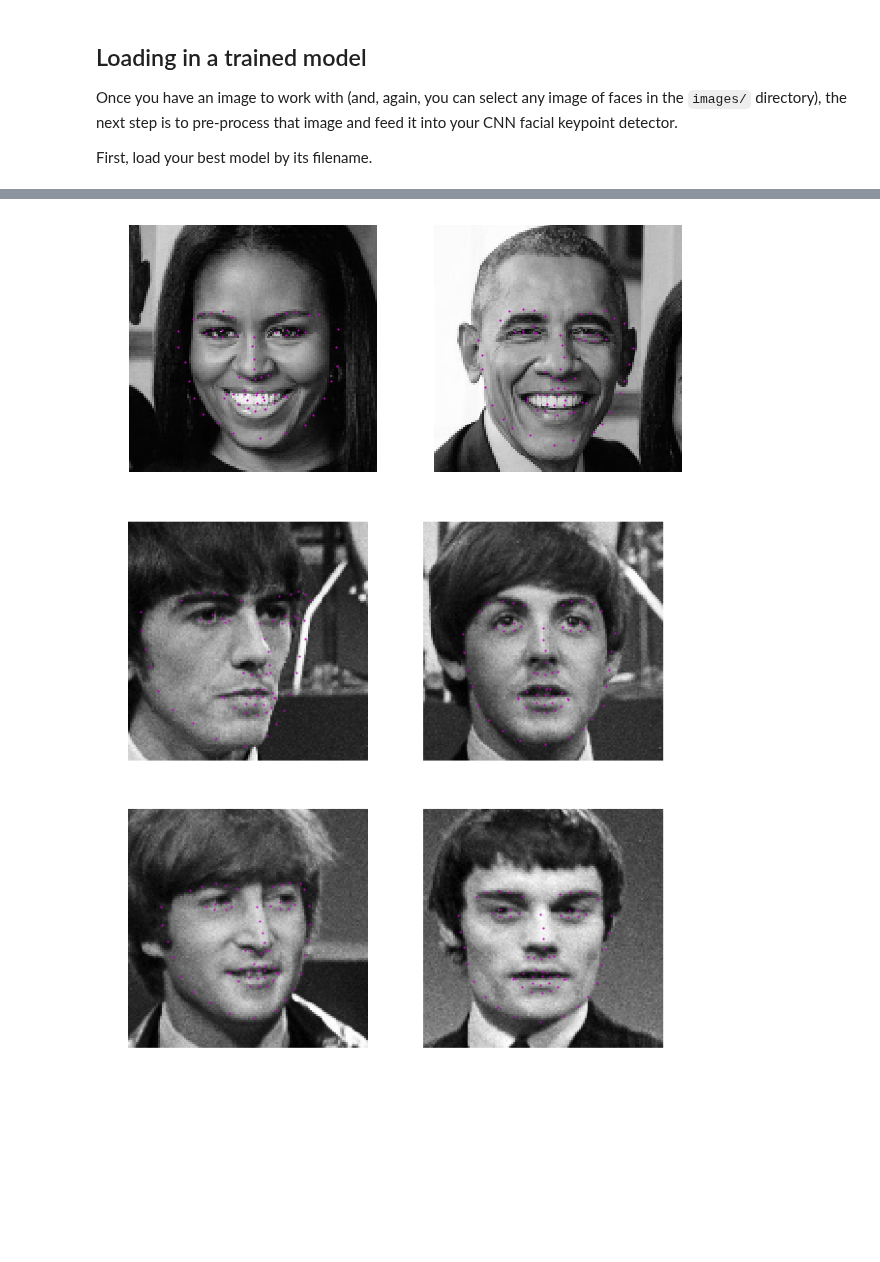
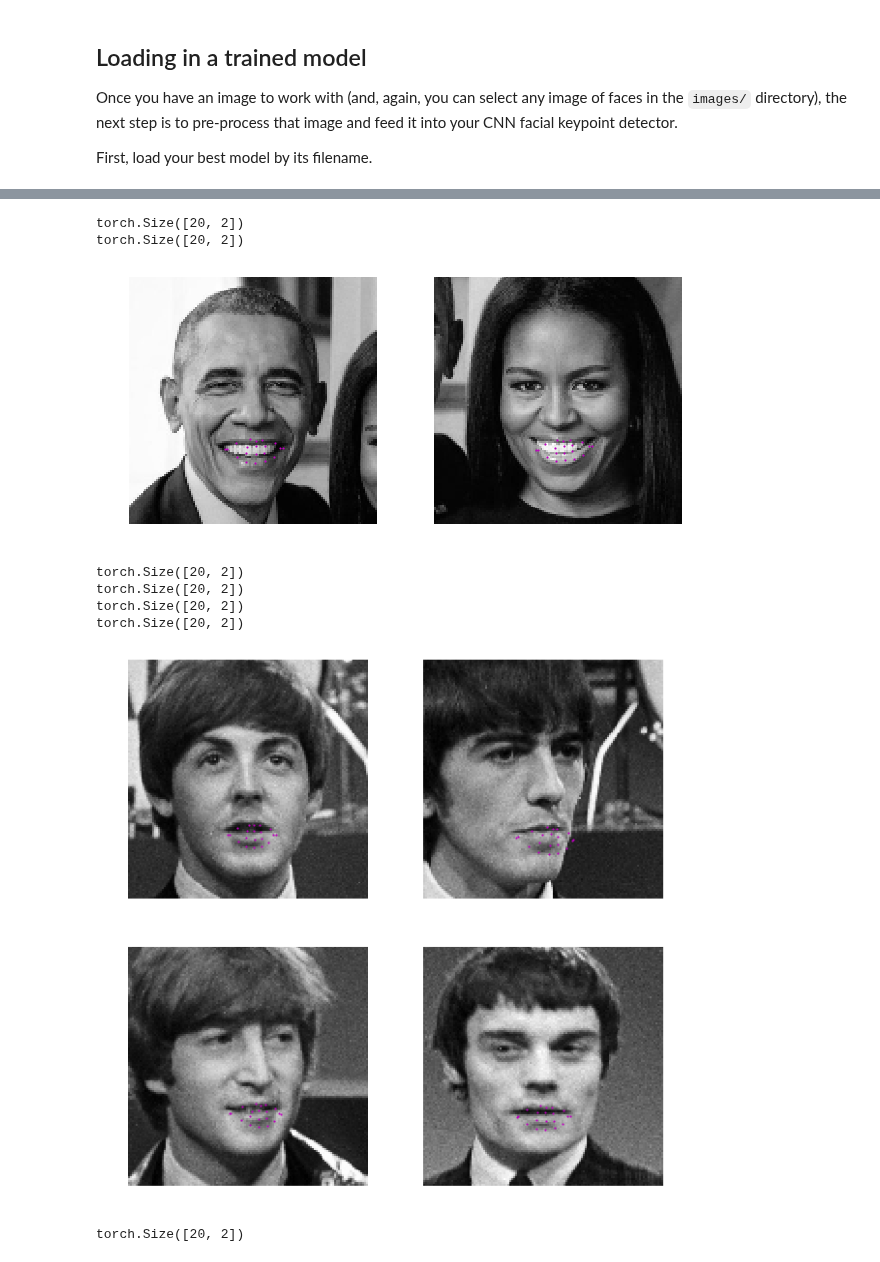
Before and after one commit to Bjarten/computer-vision-ND, a Jupyter notebook: project_1_facial_keypoints/3. Facial Keypoint Detection, Complete Pipeline.ipynb, the cells around one changed output, grey strips where cells are left out. Saved outputs shown, nothing was run; the diff lists cells and outputs as text; code cells hidden in the pictures; blank space fills up the shorter version.

Commit message:
feat: add haar cascade for mouth haarcascade_mcs_mouth.xml

```diff
--- a/project_1_facial_keypoints/3. Facial Keypoint Detection, Complete Pipeline.ipynb
+++ b/project_1_facial_keypoints/3. Facial Keypoint Detection, Complete Pipeline.ipynb
@@ -186,9 +204,28 @@ def detect_keypoints(image_nr, scale):
         ## perform a forward pass to get the predicted facial keypoints
 
         # forward pass to get net output
-        output_pts = net(roi)
+        #outline_pts = models['outline'](roi)
+        #eyebrows_pts = models['eyebrows'](roi)
+        #nose_pts = models['nose'](roi)
+        #eyes_pts = models['eyes'](roi)
+        mouth_pts = models['mouth'](roi)
+
+        # reshape to batch_size x keypoints x 2 pts
+        #outline_pts = outline_pts.view(models['outline'].fc3.fc3.out_features//2, -1)
+        #eyebrows_pts = eyebrows_pts.view(models['eyebrows'].fc3.fc3.out_features//2, -1)
+        #nose_pts = nose_pts.view(models['nose'].fc3.fc3.out_features//2, -1)
+        #eyes_pts = eyes_pts.view(models['eyes'].fc3.fc3.out_features//2, -1)
+        mouth_pts = mouth_pts.view(models['mouth'].fc3.fc3.out_features//2, -1)
+        output_pts = mouth_pts
+        # concatenate all predicted keypoints
+        #output_pts = torch.cat((outline_pts,eyebrows_pts,nose_pts,eyes_pts,mouth_pts), 0)
+        #output_pts = torch.cat((mouth_pts), 0)
+
+        print(output_pts.size())
+        ## forward pass to get net output
+        #output_pts = net(roi)
         # reshape to size x 68 x 2 pts
-        output_pts = output_pts.view(68, -1)
+        #output_pts = output_pts.view(68, -1)
 
         # undo normalization of keypoints
         output_pts = output_pts.detach().numpy()
@@ -203,9 +240,16 @@ def detect_keypoints(image_nr, scale):
 
     plt.show()
 # %%
-detect_keypoints(0,40)
-detect_keypoints(2,60)
+detect_keypoints(0,50)
+detect_keypoints(2,70)
 detect_keypoints(1,10)
 # %% [output]
+torch.Size([20, 2])
+torch.Size([20, 2])
-[figure, old version]
+[figure, new version]
+torch.Size([20, 2])
+torch.Size([20, 2])
+torch.Size([20, 2])
+torch.Size([20, 2])
-[figure, old version]
+[figure, new version]
+torch.Size([20, 2])
```
Also changed, not shown: parts of 3 cells of this notebook, 1 other file.
